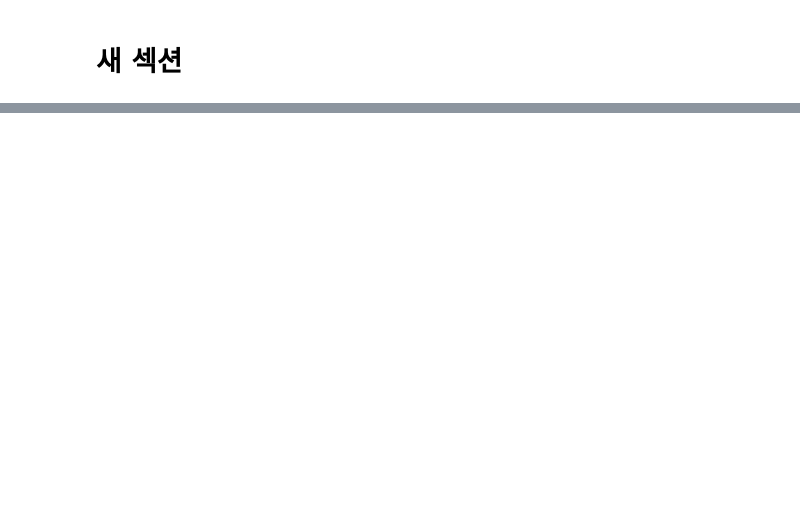
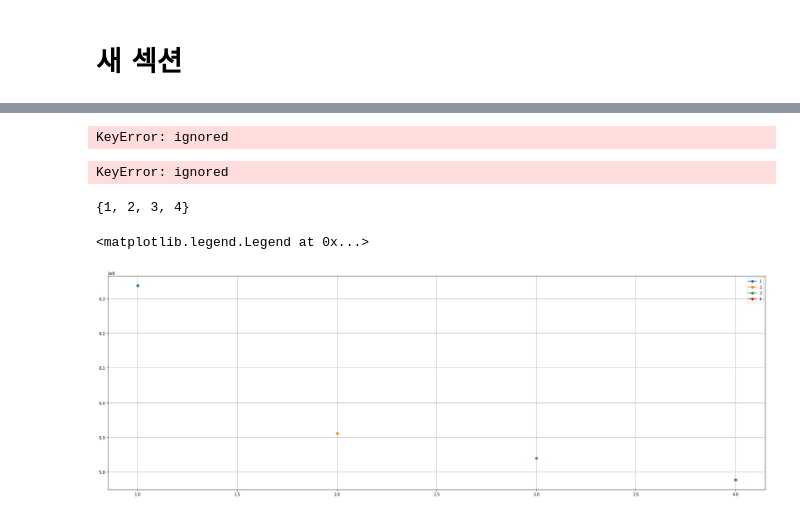
Before and after one commit to Shin-Sangseok/Google_colab_practice, a Jupyter notebook: colab_test_2.ipynb, the cells around one changed output, grey strips where cells are left out. Cells and saved outputs as stored; diff of their text form; code cells hidden in the pictures; blank space fills up the shorter version.

```diff
--- a/colab_test_2.ipynb
+++ b/colab_test_2.ipynb
@@ -382,0 +415,9 @@ df1
+# %%
+df2 = df1.groupby('분기').mean()
+
+#set2 = set(subway['호선'].values)
+df2 = df2.T
+#df2= df2.T
+# %%
+df2.reset_index(inplace=True)
+df2[:3]
@@ -382,0 +429,3 @@ df1
+# %%
+df2.set_index('index', inplace=True)
+df2[:3]
@@ -382,0 +438,26 @@ df1
+# %%
+df2.drop(index=['역번호','06:00 이전','06:00 ~ 07:00','07:00 ~ 08:00','08:00 ~ 09:00','09:00 ~ 10:00','10:00 ~ 11:00','11:00 ~ 12:00','12:00 ~ 13:00','13:00 ~ 14:00','14:00 ~ 15:00','15:00 ~ 16:00','16:00 ~ 17:00','17:00 ~ 18:00','18:00 ~ 19:00','19:00 ~ 20:00','20:00 ~ 21:00','21:00 ~ 22:00','22:00 ~ 23:00','23:00 ~ 24:00','24:00 이후','total_people'],inplace=True)
+# %% [output]
+KeyError: ignored
+# %%
+df2[:]
+# df2.iloc[0,1]
+# %% [output]
+KeyError: ignored
+# %%
+plt.rcParams["figure.figsize"] = (30,10)
+plt.rcParams["lines.linewidth"] = 2
+plt.rcParams["lines.color"] = 'r'
+plt.rcParams["axes.grid"] = True
+q=set(df1['분기'].values)
+print(q)
+q1=list(q)
+# set1 = set(df2['분기'].values)
+for i in q:
+  plt.plot(i, df2.iloc[0, i-1] , marker = 'o', label = i)
+
+plt.legend()
+# %% [output]
+{1, 2, 3, 4}
+<matplotlib.legend.Legend at 0x...>
+[figure, added]
```
Also changed, not shown: parts of 20 cells of this notebook.
